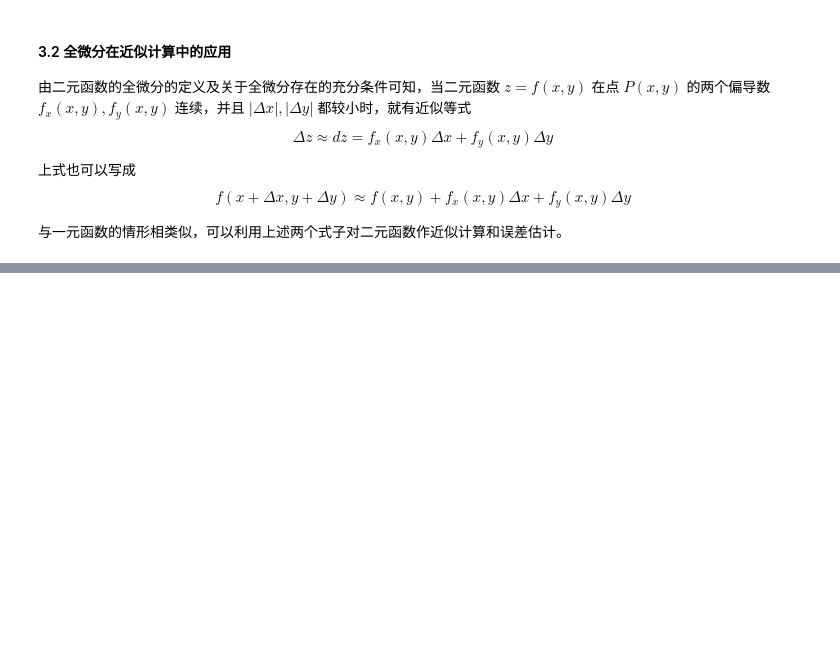
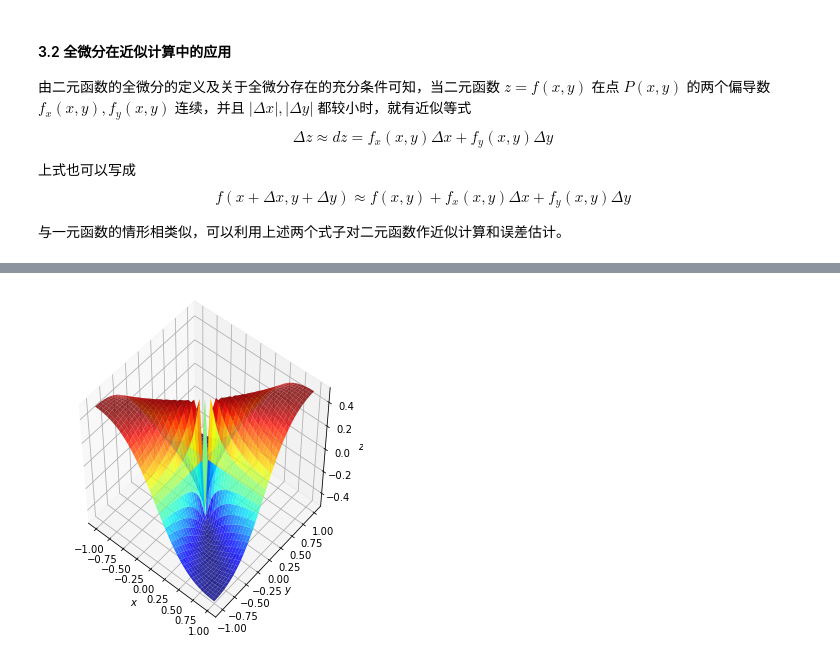
Before and after one commit to reata/Calculus, a Jupyter notebook: Multivariable Differential Calculus and its Application.ipynb, the cells around one changed output, grey strips where cells are left out. Cells and saved outputs as stored; diff of their text form; code cells hidden in the pictures; blank space fills up the shorter version.

Commit message:
a example two variable function and its plot

```diff
--- a/Multivariable Differential Calculus and its Application.ipynb
+++ b/Multivariable Differential Calculus and its Application.ipynb
@@ -296,0 +310,27 @@ $$ f(x+\Delta x, y+\Delta y) \approx f(x,y) + f_x(x,y)\Delta x + f_y(x,y)\Delta
+# %%
+import numpy as np
+import matplotlib.pyplot as plt
+from matplotlib import cm
+from mpl_toolkits.mplot3d import Axes3D
+
+%matplotlib inline
+
+@np.vectorize
+def f(x, y):
+    return x * y / (x ** 2 + y ** 2)
+
+step = 0.05
+x_min, x_max = -1, 1
+y_min, y_max = -1, 1
+x_range, y_range = np.arange(x_min, x_max + step, step), np.arange(y_min, y_max + step, step)
+x_mat, y_mat = np.meshgrid(x_range, y_range)
+z = f(x_mat.reshape(-1), y_mat.reshape(-1)).reshape(x_mat.shape)
+fig = plt.figure(figsize=(12, 6))
+ax1 = fig.add_subplot(1, 2, 1, projection='3d', elev=50, azim=-50)
+ax1.plot_surface(x_mat, y_mat, z, cmap=cm.jet, rstride=1, cstride=1, edgecolor='none',alpha=.8)
+ax1.set_xlabel('$x$')
+ax1.set_ylabel('$y$')
+ax1.set_zlabel('$z$')
+plt.show()
+# %% [output]
+[figure, added]
```
Also changed, not shown: parts of 1 cell of this notebook.
